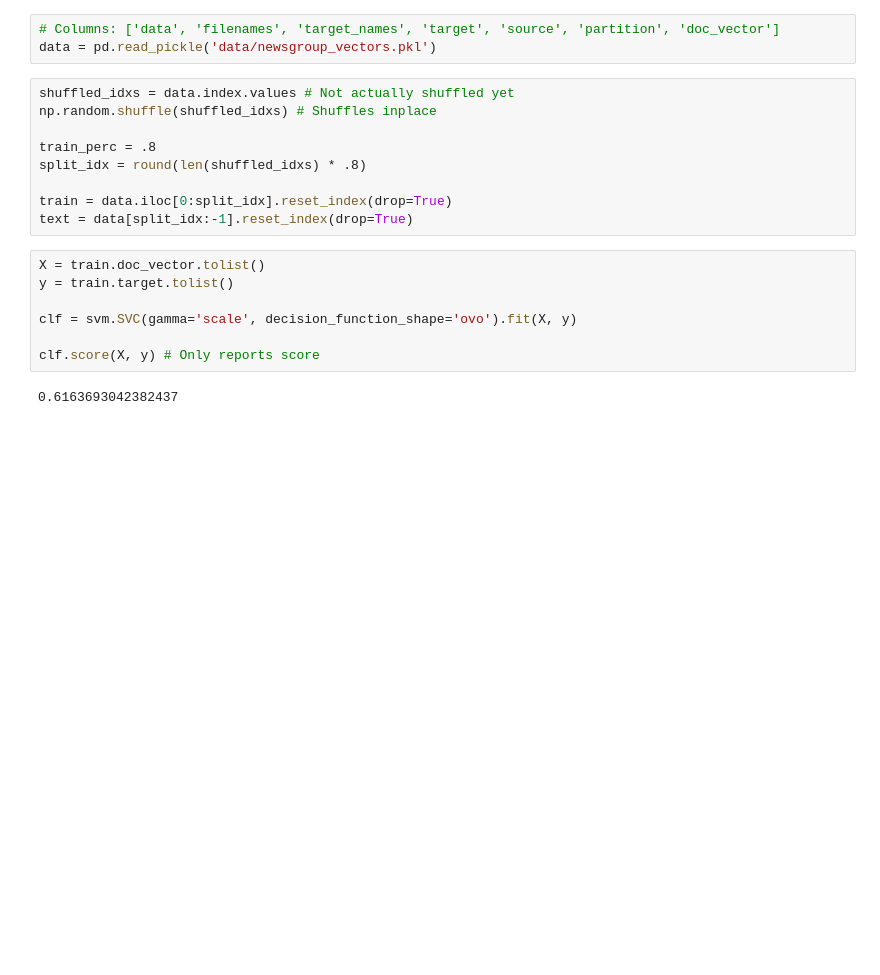
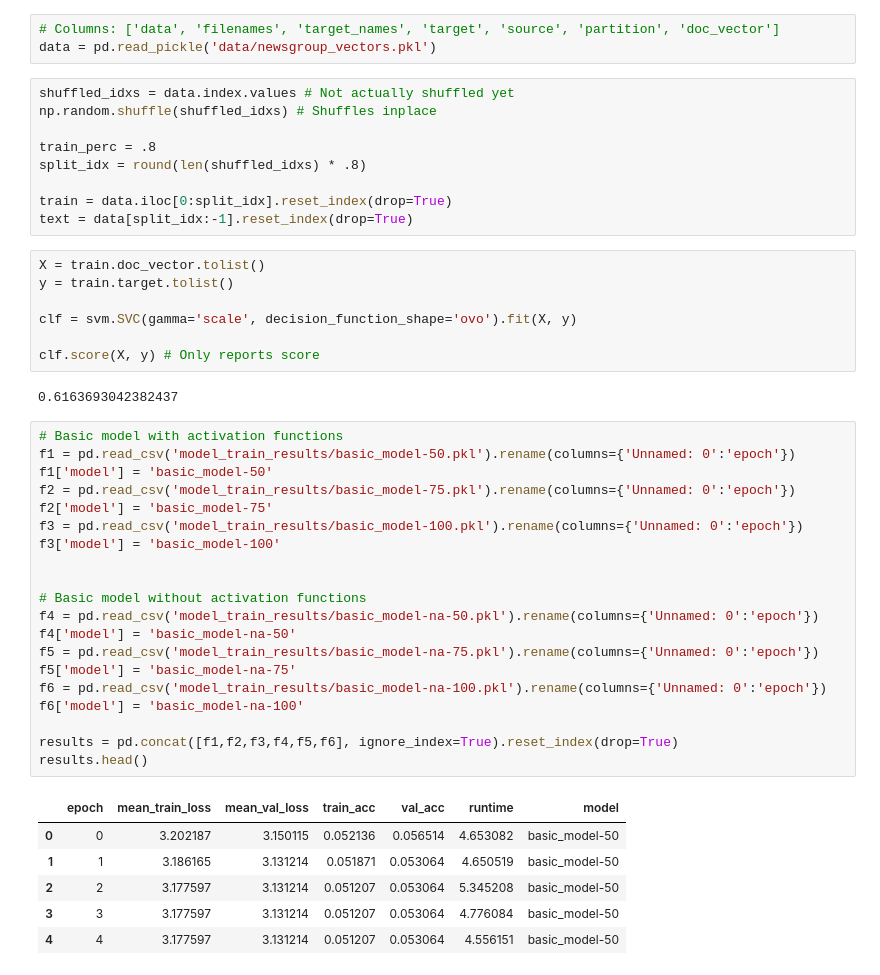
Before and after one commit to itaher1995/CS6120-Term-Project, a Jupyter notebook: experiment.ipynb, the cells around one changed output. Drawn from its saved outputs; the diff is of its cells as text; blank space fills up the shorter version.

```diff
--- a/experiment.ipynb
+++ b/experiment.ipynb
@@ -24,3 +29,30 @@ clf = svm.SVC(gamma='scale', decision_function_shape='ovo').fit(X, y)
 clf.score(X, y) # Only reports score
 # %% [output]
 0.6163693042382437
+# %%
+# Basic model with activation functions
+f1 = pd.read_csv('model_train_results/basic_model-50.pkl').rename(columns={'Unnamed: 0':'epoch'})
+f1['model'] = 'basic_model-50'
+f2 = pd.read_csv('model_train_results/basic_model-75.pkl').rename(columns={'Unnamed: 0':'epoch'})
+f2['model'] = 'basic_model-75'
+f3 = pd.read_csv('model_train_results/basic_model-100.pkl').rename(columns={'Unnamed: 0':'epoch'})
+f3['model'] = 'basic_model-100'
+
+
+# Basic model without activation functions
+f4 = pd.read_csv('model_train_results/basic_model-na-50.pkl').rename(columns={'Unnamed: 0':'epoch'})
+f4['model'] = 'basic_model-na-50'
+f5 = pd.read_csv('model_train_results/basic_model-na-75.pkl').rename(columns={'Unnamed: 0':'epoch'})
+f5['model'] = 'basic_model-na-75'
+f6 = pd.read_csv('model_train_results/basic_model-na-100.pkl').rename(columns={'Unnamed: 0':'epoch'})
+f6['model'] = 'basic_model-na-100'
+
+results = pd.concat([f1,f2,f3,f4,f5,f6], ignore_index=True).reset_index(drop=True)
+results.head()
+# %% [output]
+|  | epoch | mean_train_loss | mean_val_loss | train_acc | val_acc | runtime | model |
+| 0 | 0 | 3.202187 | 3.150115 | 0.052136 | 0.056514 | 4.653082 | basic_model-50 |
+| 1 | 1 | 3.186165 | 3.131214 | 0.051871 | 0.053064 | 4.650519 | basic_model-50 |
+| 2 | 2 | 3.177597 | 3.131214 | 0.051207 | 0.053064 | 5.345208 | basic_model-50 |
+| 3 | 3 | 3.177597 | 3.131214 | 0.051207 | 0.053064 | 4.776084 | basic_model-50 |
+| 4 | 4 | 3.177597 | 3.131214 | 0.051207 | 0.053064 | 4.556151 | basic_model-50 |
```
Also changed, not shown: parts of 4 cells of this notebook.
